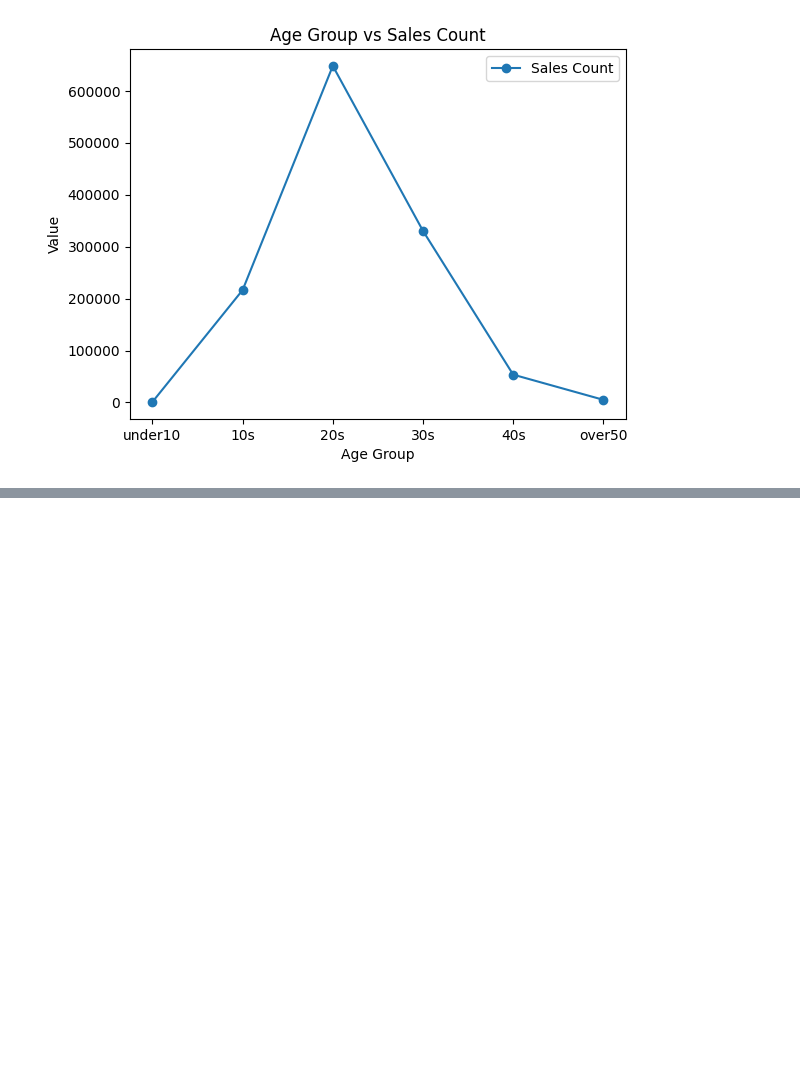
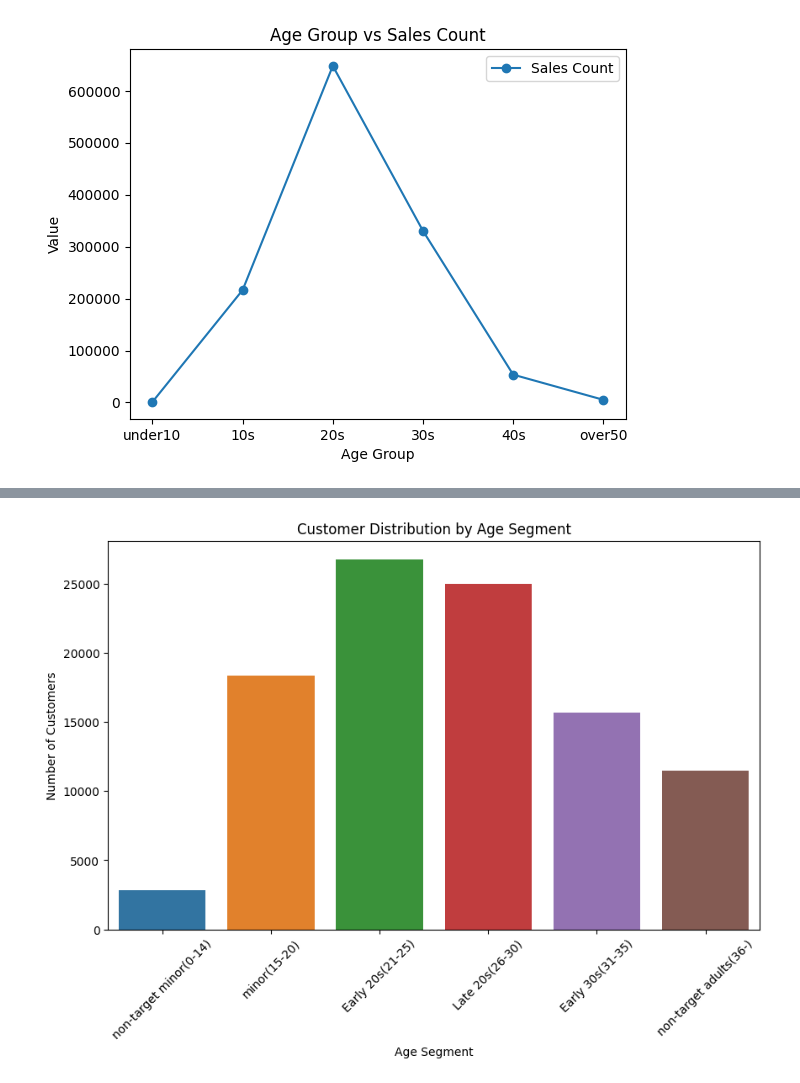
Before and after one commit to NARAEIM/tp2-da, a Jupyter notebook: tp2_da_imnarae.ipynb, the cells around one changed output, grey strips where cells are left out. Saved outputs shown, nothing was run; the diff lists cells and outputs as text; code cells hidden in the pictures; blank space fills up the shorter version.

Commit message:
add age segmentation

```diff
--- a/tp2_da_imnarae.ipynb
+++ b/tp2_da_imnarae.ipynb
@@ -1285,8 +706,8 @@ plt.show()
 # 고객별 총 구매금액 및 구매횟수 계산
 customer_total_amount = trans_prod_df.groupby('customer_id')['total_amount'].sum()
 customer_purchase_count = trans_prod_df.groupby('customer_id')['customer_id'].count()
-customer_df = pd.DataFrame({'total_amount': customer_total_amount, 'purchase_count': customer_purchase_count})
+customer_purchase_df = pd.DataFrame({'total_amount': customer_total_amount, 'purchase_count': customer_purchase_count})
 
 # 구매횟수별로 그룹화하고, 객단가(총 구매금액/ 고객수)
-purchase_count_avg_amount = customer_df.groupby('purchase_count')['total_amount'].sum() / customer_df.groupby('purchase_count').size()
+purchase_count_avg_amount = customer_purchase_df.groupby('purchase_count')['total_amount'].sum() / customer_purchase_df.groupby('purchase_count').size()
 purchase_count_avg_amount
@@ -1734,0 +1067,12 @@ plt.show()
+# %%
+# 연령 구간 설정
+
+bins = [0, 14, 20, 25, 30, 35, float('inf')]
+# float('inf')는 무한대를 의미하며, 이를 이용해 36세 이상을 모두 포함합니다.
+
+# 각 연령 구간에 대한 레이블 설정
+labels = ['non-target minor(0-14)', 'minor(15-20)', 'Early 20s(21-25)', 'Late 20s(26-30)', 'Early 30s(31-35)', 'non-target adults(36-)']
+
+# cut 함수를 이용해 'age_group' 컬럼 생성
+customer_df['age_segment'] = pd.cut(customer_df['age_now'], bins=bins, labels=labels)
+customer_df['age_segment'].value_counts()
@@ -1734,0 +1087,10 @@ plt.show()
+# %%
+plt.figure(figsize=(10,6))
+sns.countplot(data=customer_df, x='age_segment', order=labels)
+plt.title('Customer Distribution by Age Segment')
+plt.xlabel('Age Segment')
+plt.ylabel('Number of Customers')
+plt.xticks(rotation=45)
+plt.show()
+# %% [output]
+[figure, added]
```
Also changed, not shown: parts of 95 cells of this notebook.
